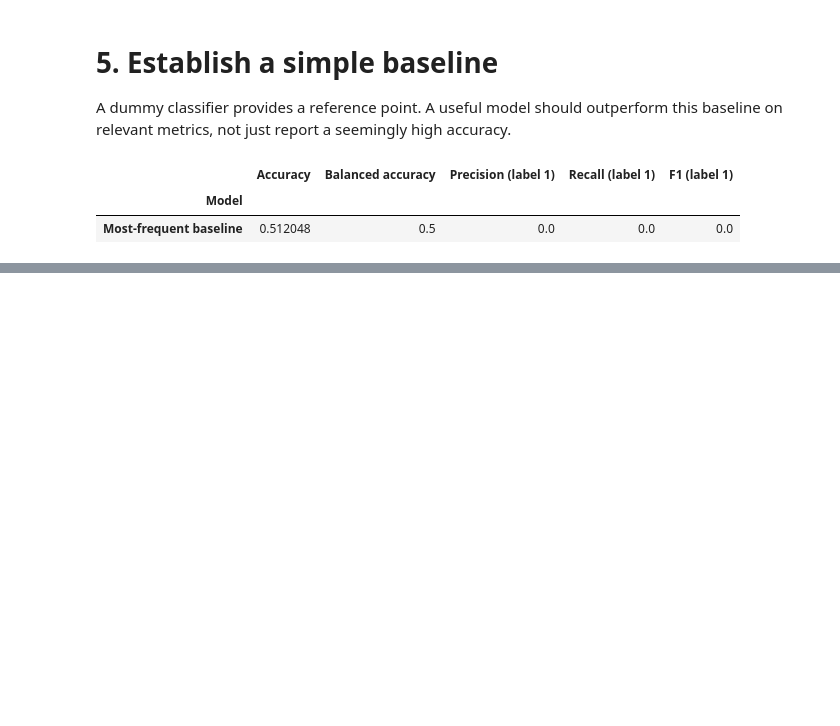
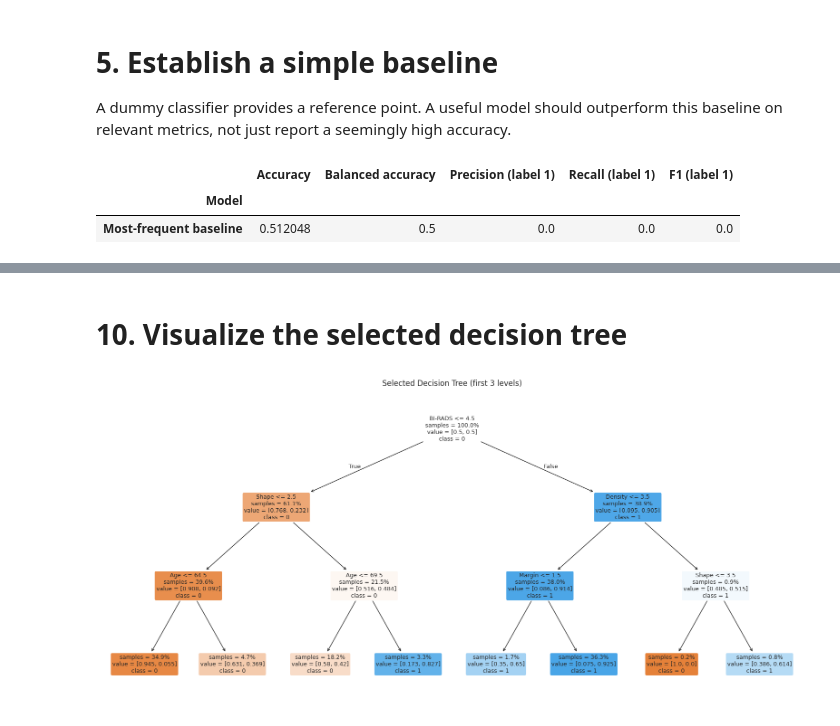
Before and after one commit to Jahura7/Mammographic_Mass_Classification_with_a_Decision_Tree, a Jupyter notebook: Mammographic_Mass_Classification_with_a_Decision_Tree.ipynb, the cells around one changed output, grey strips where cells are left out. Cells and saved outputs as stored; diff of their text form; code cells hidden in the pictures; blank space fills up the shorter version.

```diff
--- a/Mammographic_Mass_Classification_with_a_Decision_Tree.ipynb
+++ b/Mammographic_Mass_Classification_with_a_Decision_Tree.ipynb
@@ -288,0 +462,19 @@ display(pd.DataFrame([baseline_results]).set_index("Model"))
+# %% [markdown]
+# **10. Visualize the selected decision tree**
+# %%
+plt.figure(figsize=(20, 9))
+plot_tree(
+    fitted_tree,
+    feature_names=feature_columns,
+    class_names=[str(label) for label in fitted_tree.classes_],
+    filled=True,
+    rounded=True,
+    max_depth=3,
+    proportion=True,
+    impurity=False,
+    fontsize=9,
+)
+plt.title("Selected Decision Tree (first 3 levels)")
+plt.show()
+# %% [output]
+[figure, added]
```
Also changed, not shown: parts of 16 cells of this notebook.
